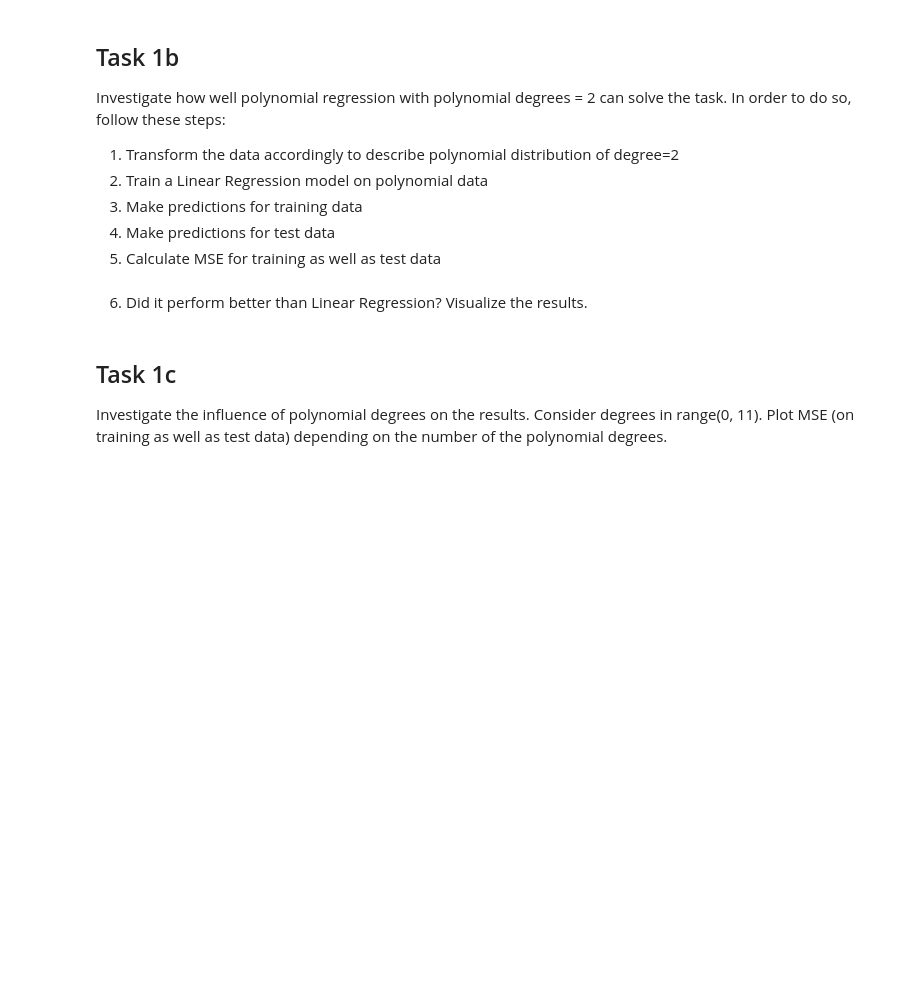
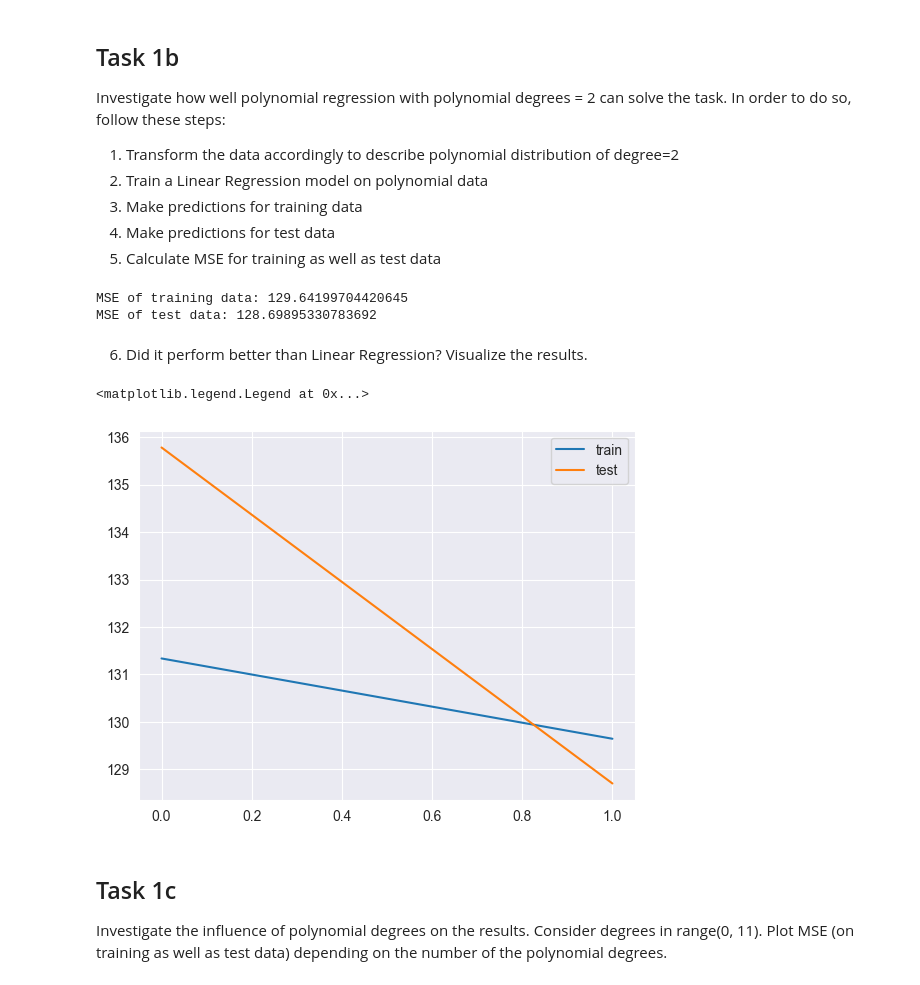
Before and after one commit to tumxo/mldm_hs22, a Jupyter notebook: labs/L04_Polynomial_and_Logistic_Regression_LAB_ASSIGNMENT.ipynb, the cells around one changed output. Cells and saved outputs as stored; diff of their text form; code cells hidden in the pictures; blank space fills up the shorter version.

```diff
--- a/labs/L04_Polynomial_and_Logistic_Regression_LAB_ASSIGNMENT.ipynb
+++ b/labs/L04_Polynomial_and_Logistic_Regression_LAB_ASSIGNMENT.ipynb
@@ -59,9 +89,18 @@ Investigate how well polynomial regression with polynomial degrees = 2 can solve
 # %%
 from sklearn.preprocessing import PolynomialFeatures
 
-...
+pf_train = PolynomialFeatures(2).fit_transform(X_train)
+pf_test = PolynomialFeatures(2).fit_transform(X_test)
+
+lr = LinearRegression().fit(pf_train, y_train)
+
+mse_train_poly = mean_squared_error(y_train, lr.predict(pf_train))
+mse_test_poly = mean_squared_error(y_test, lr.predict(pf_test))
 
 print(f"MSE of training data: {mse_train_poly}")
-print(f"MSE of training data: {mse_test_poly}")
+print(f"MSE of test data: {mse_test_poly}")
+# %% [output]
+MSE of training data: 129.64199704420645
+MSE of test data: 128.69895330783692
 # %% [markdown]
 6. Did it perform better than Linear Regression? Visualize the results.
@@ -70,3 +107,11 @@ print(f"MSE of training data: {mse_test_poly}")
+# %%
+
+plt.plot([mse_train, mse_train_poly], label='train')
+plt.plot([mse_test, mse_test_poly], label='test')
+plt.legend()
+# %% [output]
+<matplotlib.legend.Legend at 0x...>
+[figure, added]
 # %% [markdown]
 ## Task 1c
 Investigate the influence of polynomial degrees on the results. Consider degrees in range(0, 11). Plot MSE (on training as well as test data) depending on the number of the polynomial degrees.
```
Also changed, not shown: parts of 34 cells of this notebook, 1 other file.
